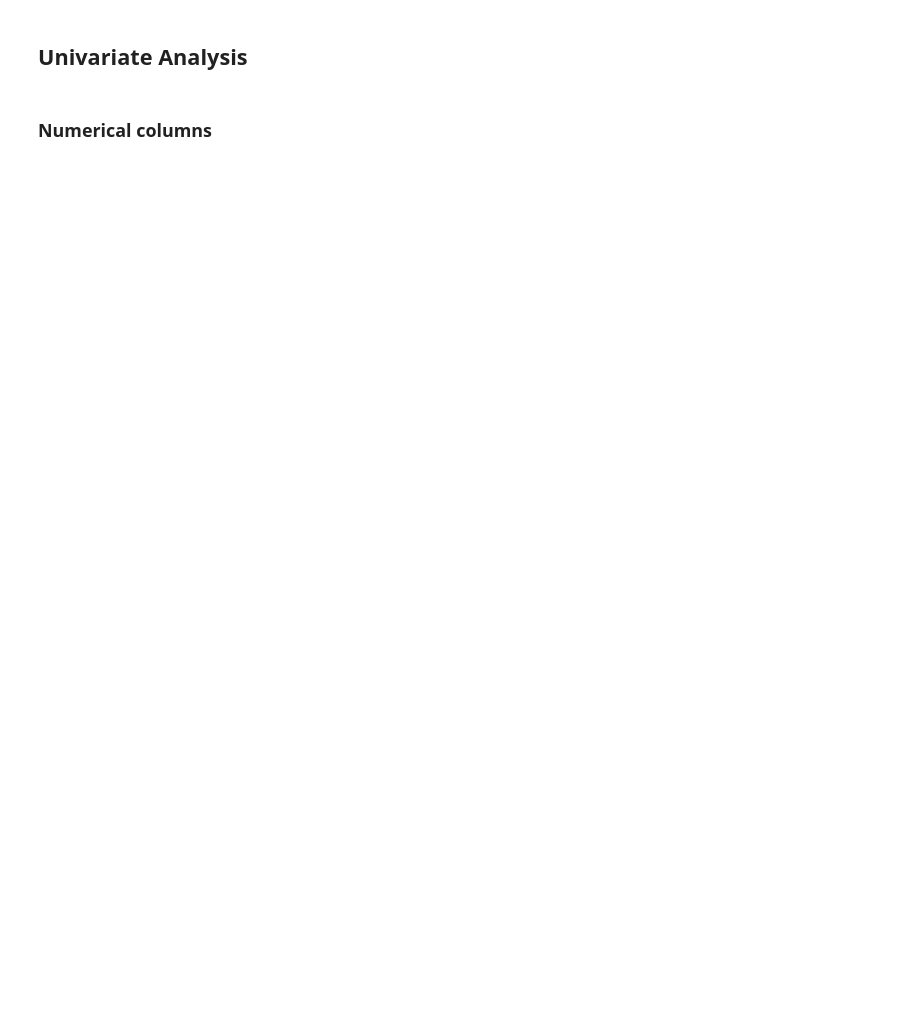
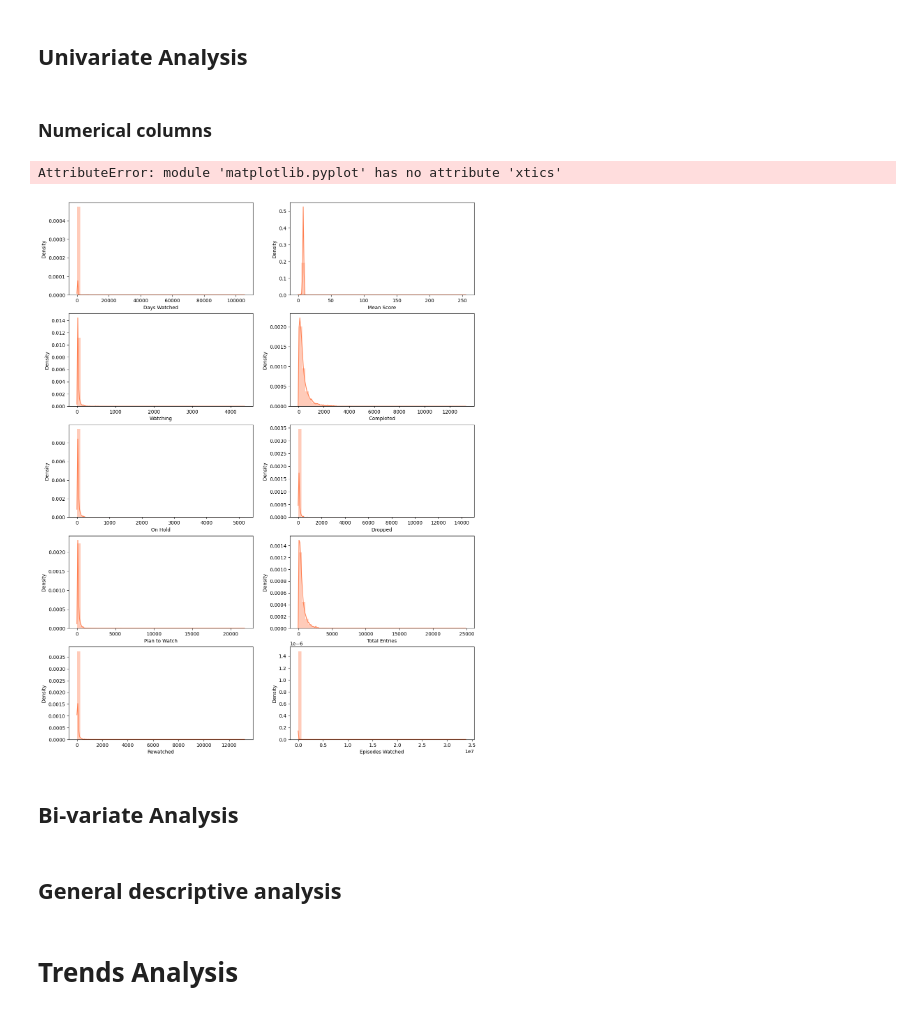
Before and after one commit to Shubham-S151/EDA_Projects, a Jupyter notebook: Anime_Analysis.ipynb, the cells around one changed output. Cells and saved outputs as stored; diff of their text form; code cells hidden in the pictures; blank space fills up the shorter version.

Commit message:
Kaggle Notebook | Anime_Analysis | Version 3| currently incomplete

```diff
--- a/Anime_Analysis.ipynb
+++ b/Anime_Analysis.ipynb
@@ -265,14 +272,23 @@ user_merged[cat_cols].describe().T
 # %%
 num_cols=['Days Watched','Mean Score','Watching','Completed','On Hold','Dropped',
           'Plan to Watch','Total Entries','Rewatched','Episodes Watched']
 t=1
 cols=2
 rows=5
 plt.figure(figsize=(15,20))
 for i in num_cols:
     plt.subplot(rows,cols,t)
-    sns.distplot(data=user_merged,y=i,color='coral')
+    sns.distplot(user_merged[i],color='coral',kde=True)
     t+=1
 plt.xtics(rotation=45)
 plt.tight_layout()
 plt.show()
+# %% [output]
+AttributeError: module 'matplotlib.pyplot' has no attribute 'xtics'
+[figure, added]
+# %% [markdown]
+## Bi-variate Analysis
+# %% [markdown]
+## General descriptive analysis
+# %% [markdown]
+# Trends Analysis
```
Also changed, not shown: parts of 11 cells of this notebook.
